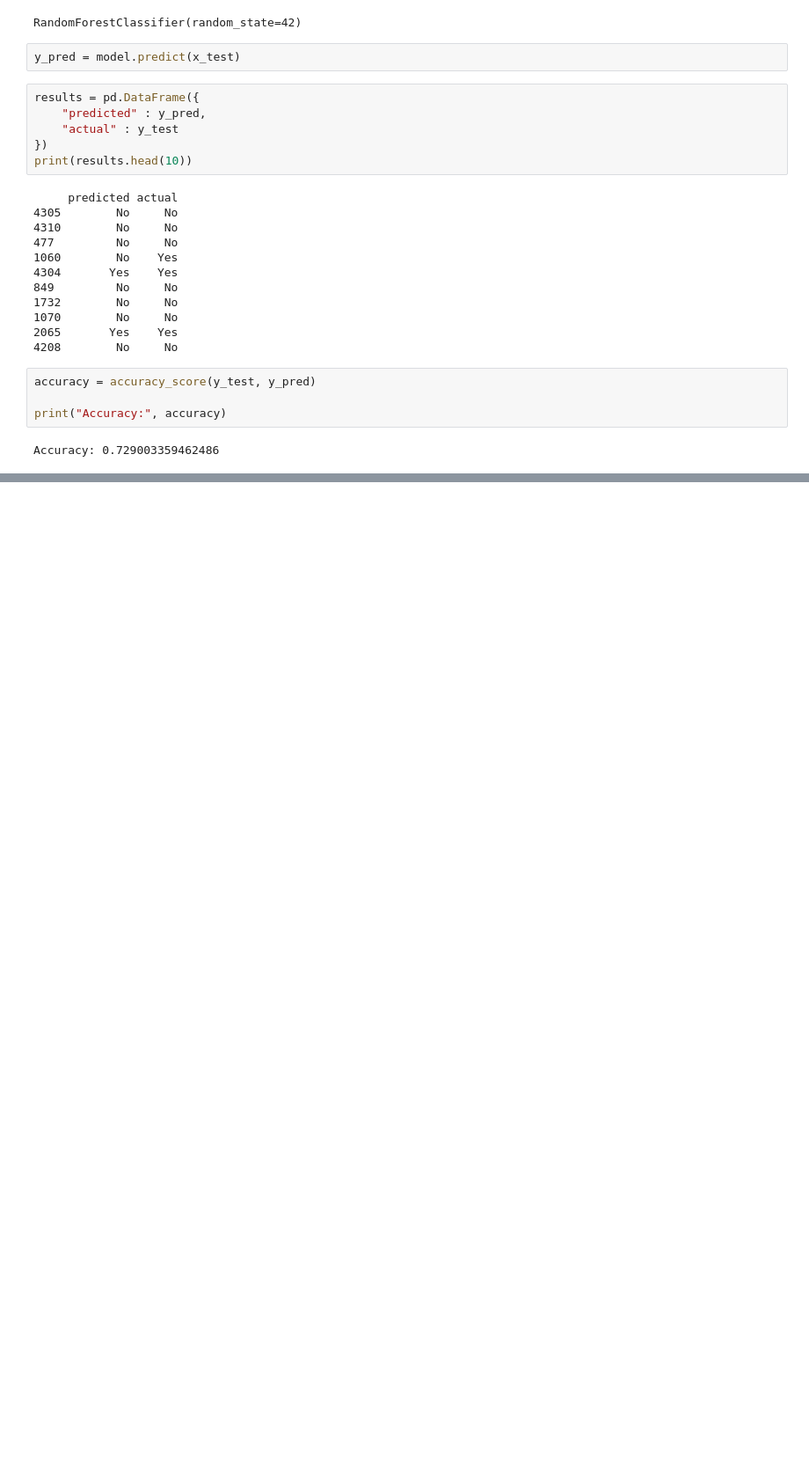
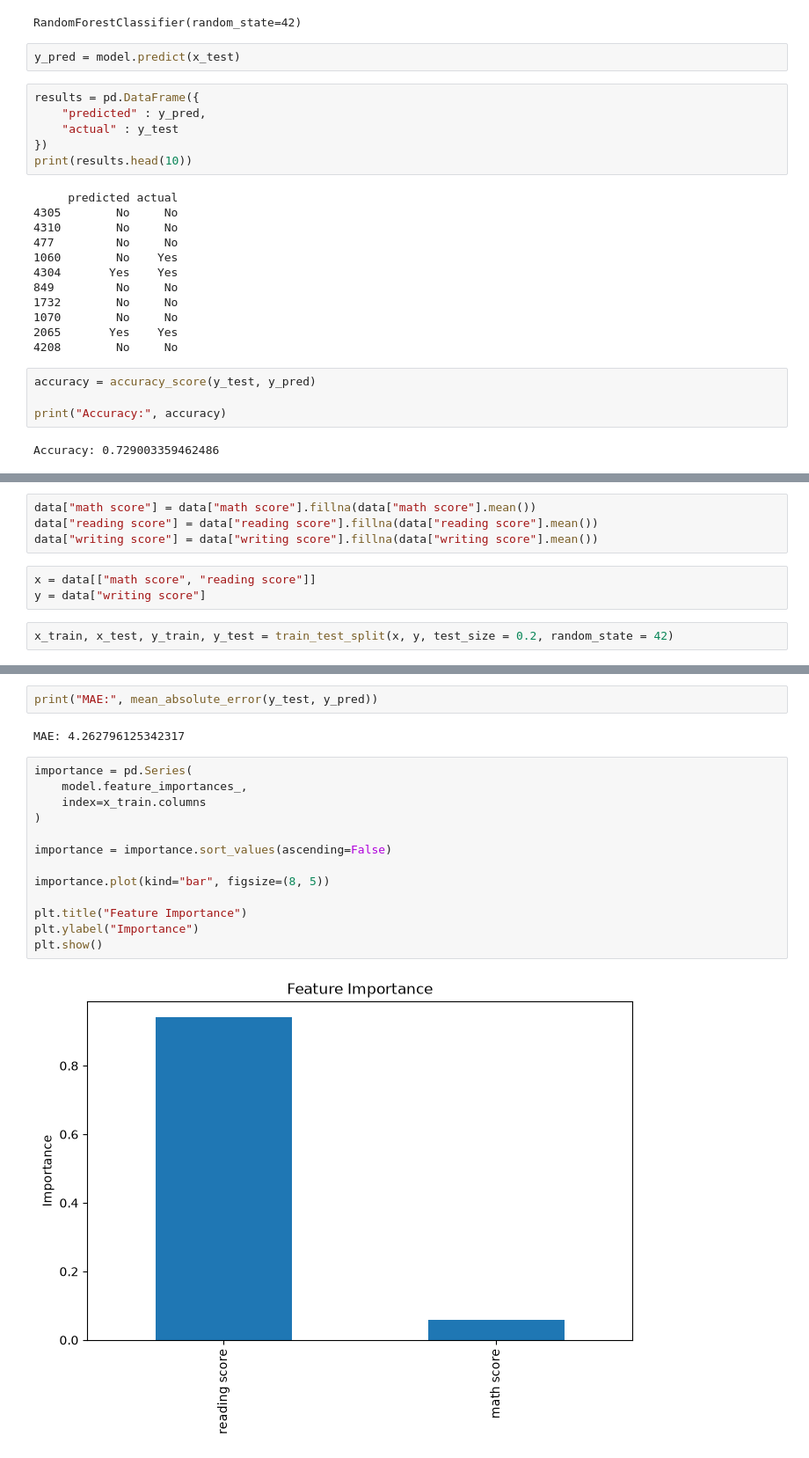
Before and after one commit to AreebaAkram/MachineLearning, a Jupyter notebook: RandomForest.ipynb, the cells around one changed output, grey strips where cells are left out. Shown at 88% size. Saved outputs shown, nothing was run; the diff lists cells and outputs as text; blank space fills up the shorter version.

```diff
--- a/RandomForest.ipynb
+++ b/RandomForest.ipynb
@@ -69,0 +92,9 @@ Accuracy: 0.729003359462486
+# %%
+data["math score"] = data["math score"].fillna(data["math score"].mean())
+data["reading score"] = data["reading score"].fillna(data["reading score"].mean())
+data["writing score"] = data["writing score"].fillna(data["writing score"].mean())
+# %%
+x = data[["math score", "reading score"]]
+y = data["writing score"]
+# %%
+x_train, x_test, y_train, y_test = train_test_split(x, y, test_size = 0.2, random_state = 42)
@@ -69,0 +126,19 @@ Accuracy: 0.729003359462486
+# %%
+print("MAE:", mean_absolute_error(y_test, y_pred))
+# %% [output]
+MAE: 4.262796125342317
+# %%
+importance = pd.Series(
+    model.feature_importances_,
+    index=x_train.columns
+)
+
+importance = importance.sort_values(ascending=False)
+
+importance.plot(kind="bar", figsize=(8, 5))
+
+plt.title("Feature Importance")
+plt.ylabel("Importance")
+plt.show()
+# %% [output]
+[figure, added]
```
Also changed, not shown: parts of 8 cells of this notebook, 1 other file.
